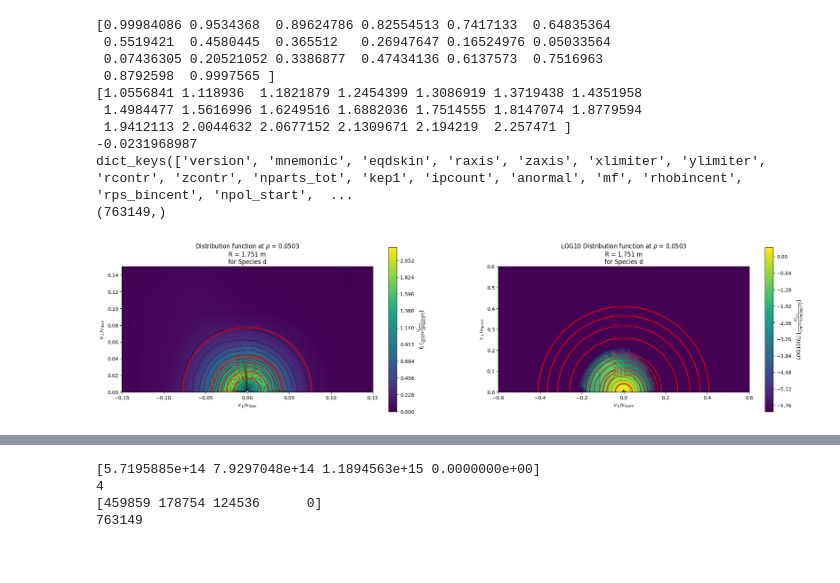
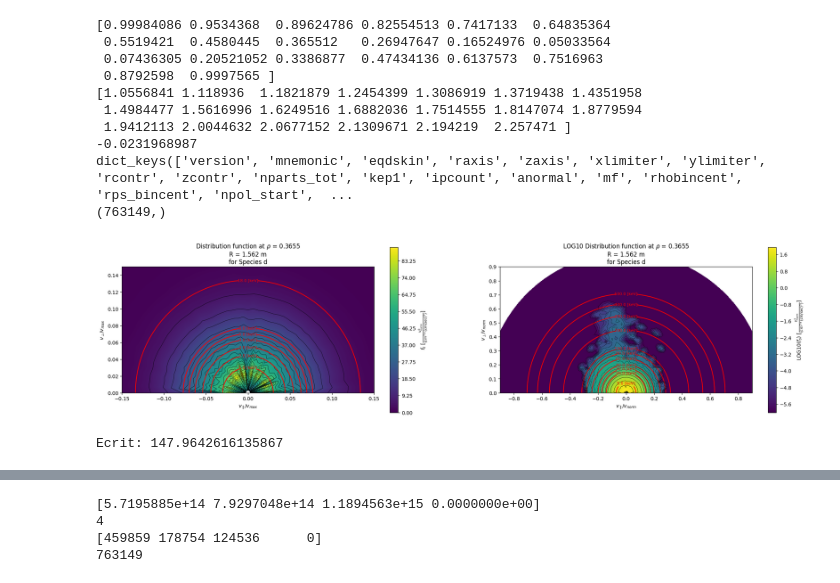
Before and after one commit to vandelij/aorsa_cql_mcgo_toolkit, a Jupyter notebook: shots/147634/mcgo_setup_and_pp_work.ipynb, the cells around one changed output, grey strips where cells are left out. Cells and saved outputs as stored; diff of their text form; code cells hidden in the pictures.

```diff
--- a/shots/147634/mcgo_setup_and_pp_work.ipynb
+++ b/shots/147634/mcgo_setup_and_pp_work.ipynb
@@ -142,23 +142,35 @@ dict_keys(['version', 'mnemonic', 'eqdskin', 'raxis', 'zaxis', 'xlimiter', 'ylim
 (763149,)
 # %%
 # try out plotting
-rho_idx = 11
+rho_idx = 8
 mcgo_pp.plot_distribution_function_at_rho(
         rho_index=rho_idx,
         v_norm_over_v_max=0.15,
-        log_scale_axis_multiple=4,
+        log_scale_axis_multiple=6,
         log_clip_level=1e-6,
         figsize=(25, 6),
         cmap="viridis",
         num_energy_levels=6,
         energy_levels_linear=[1,2,3,4,5,6, 18],
         energy_levels_log=[5, 20, 30, 40, 60, 80, 100, 200, 300, 400, 500],
         energy_color="red",
         return_plot=False,
         use_interpolated_rho=False,
         rho_to_interpolate_to=None,
         plot_trapped_passing=False)
 # %% [output]
-[figure, old version]
+[figure, new version]
+# %%
+# freidberg Ecrit
+mb = 3.34e-27#6.64e-27
+mi = 3.34e-27
+Te = 5
+def E_critical(mb, mi, Te):
+    me = 9.11e-31
+    return (3*np.pi**0.5/4)**(2/3) * (1 + mb/mi)**(2/3) * (mb/me)**(1/3)*Te
+
+print(f'Ecrit: {E_critical(mb=mb, mi=mi, Te=Te)}')
+# %% [output]
+Ecrit: 147.9642616135867
 # %%
 # only plot above an energy threshold to compare to p2f
```
Also changed, not shown: parts of 6 cells of this notebook, 2 other files.
